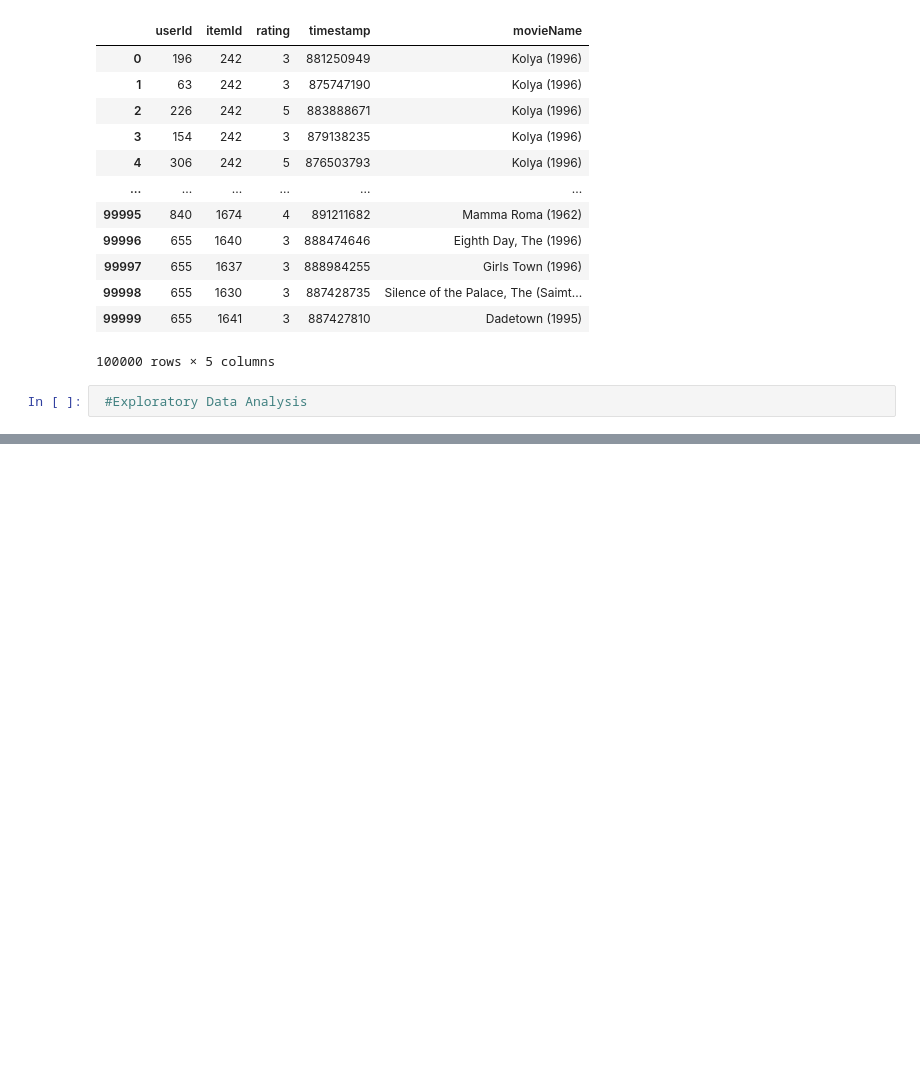
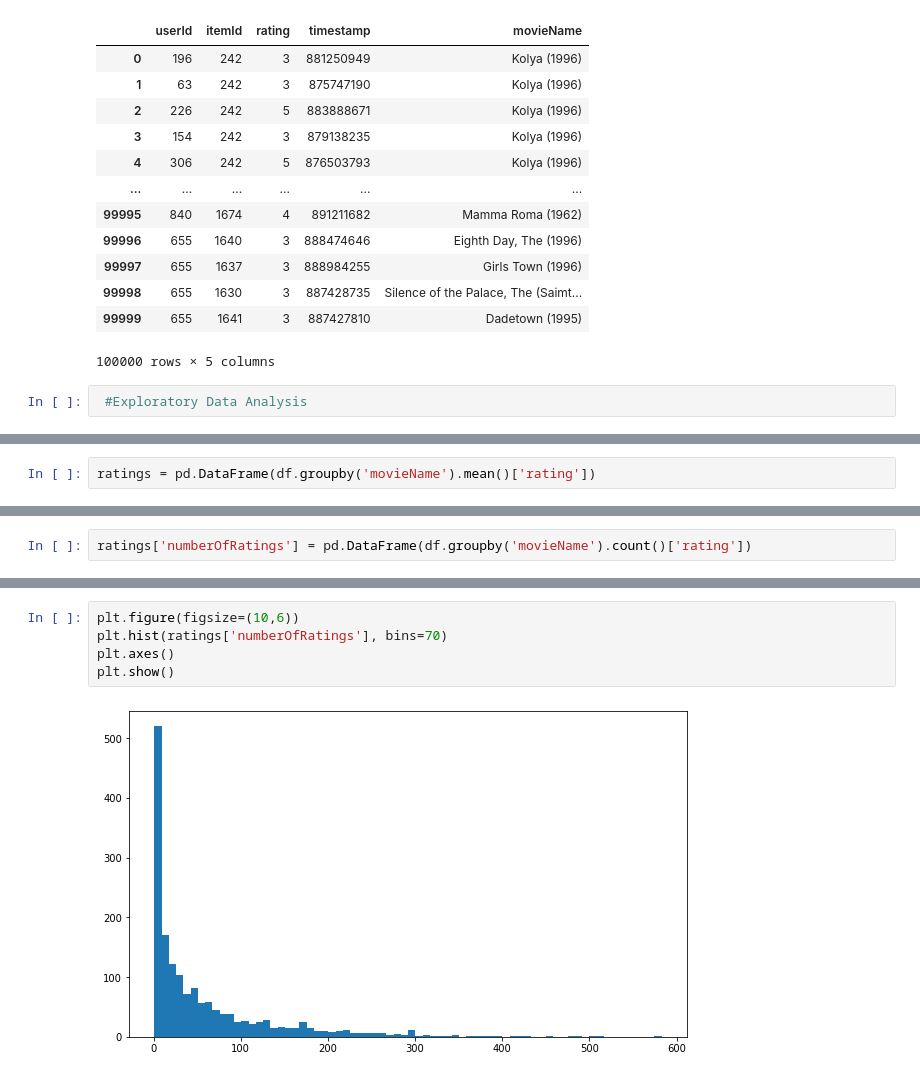
Before and after one commit to PritishWadhwa/Movie-Recommendation-System, a Jupyter notebook: movieRecommendation.ipynb, the cells around one changed output, grey strips where cells are left out. Cells and saved outputs as stored; diff of their text form; blank space fills up the shorter version.

```diff
--- a/movieRecommendation.ipynb
+++ b/movieRecommendation.ipynb
@@ -84,0 +113,2 @@ df
+# %%
+ratings = pd.DataFrame(df.groupby('movieName').mean()['rating'])
@@ -84,0 +132,2 @@ df
+# %%
+ratings['numberOfRatings'] = pd.DataFrame(df.groupby('movieName').count()['rating'])
@@ -84,0 +168,7 @@ df
+# %%
+plt.figure(figsize=(10,6))
+plt.hist(ratings['numberOfRatings'], bins=70)
+plt.axes()
+plt.show()
+# %% [output]
+[figure, added]
```
Also changed, not shown: parts of 28 cells of this notebook.
